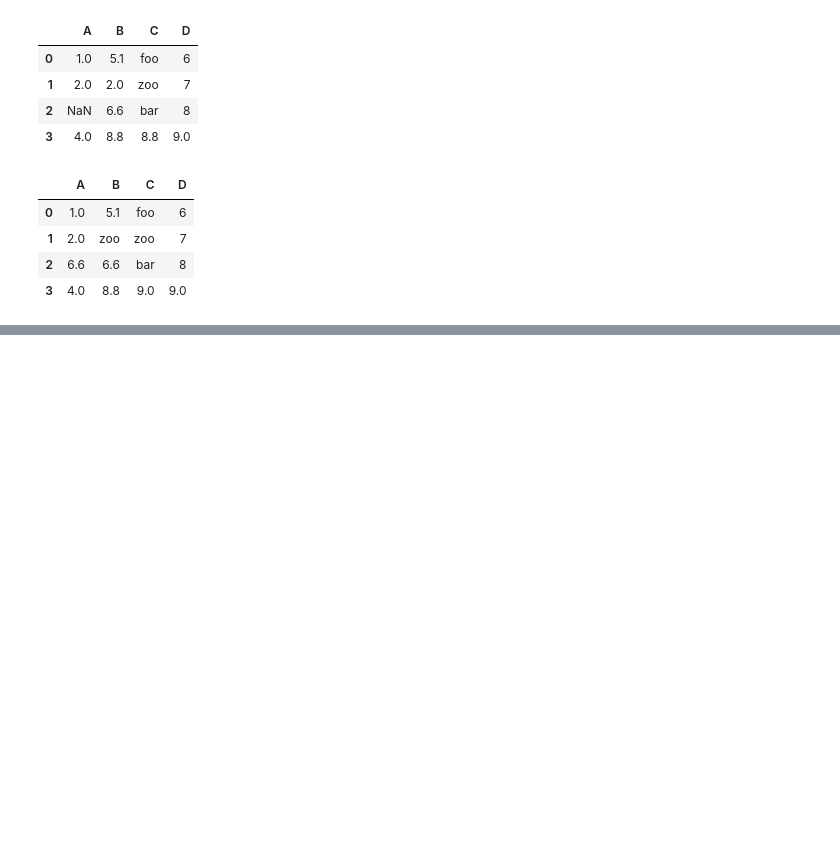
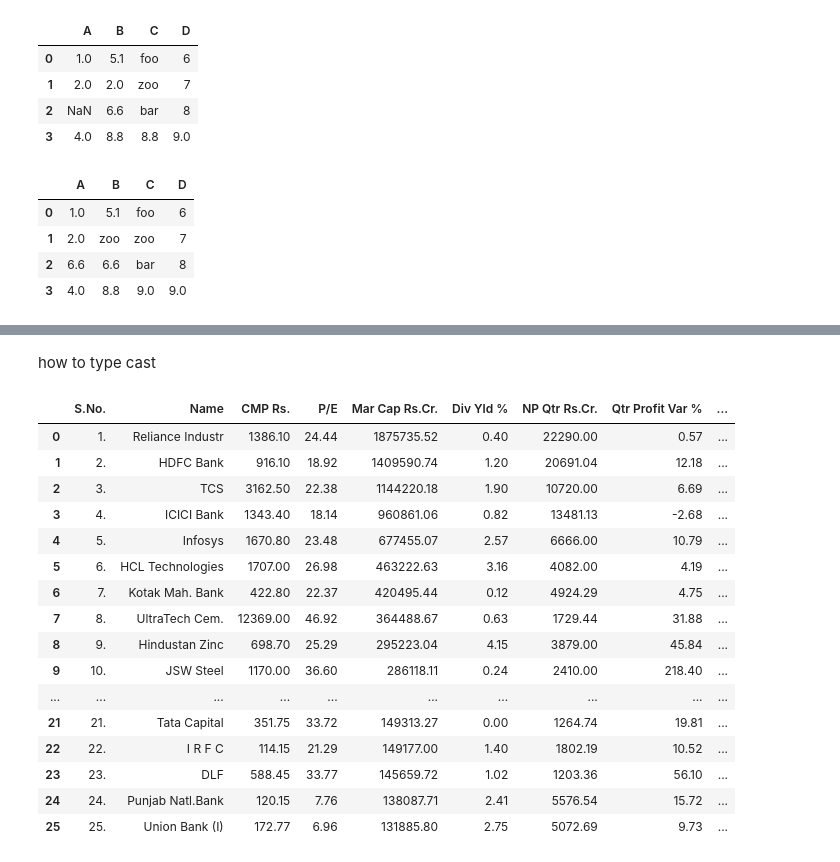
Before and after one commit to sunilsala88/batch35, a Jupyter notebook: 12_pandas/pandas4_nan.ipynb, the cells around one changed output, grey strips where cells are left out. Saved outputs shown, nothing was run; the diff lists cells and outputs as text; code cells hidden in the pictures; blank space fills up the shorter version.

```diff
--- a/12_pandas/pandas4_nan.ipynb
+++ b/12_pandas/pandas4_nan.ipynb
@@ -63,0 +129,32 @@ np.float64(6.490990099009902)
+# %% [markdown]
+how to type cast
+# %%
+
+import pandas as pd
+import requests
+
+url = 'https://www.screener.in/screens/281185/nifty-50/'
+headers = {'User-Agent': 'Mozilla/5.0 (Windows NT 10.0; Win64; x64) AppleWebKit/537.36 (KHTML, like Gecko) Chrome/91.0.4472.124 Safari/537.36'}
+
+response = requests.get(url, headers=headers)
+df7 = pd.read_html(response.text)
+data2=df7[0]
+data2
+# %% [output]
+|  | S.No. | Name | CMP Rs. | P/E | Mar Cap Rs.Cr. | Div Yld % | NP Qtr Rs.Cr. | Qtr Profit Var % | ... |
+| 0 | 1. | Reliance Industr | 1386.10 | 24.44 | 1875735.52 | 0.40 | 22290.00 | 0.57 | ... |
+| 1 | 2. | HDFC Bank | 916.10 | 18.92 | 1409590.74 | 1.20 | 20691.04 | 12.18 | ... |
+| 2 | 3. | TCS | 3162.50 | 22.38 | 1144220.18 | 1.90 | 10720.00 | 6.69 | ... |
+| 3 | 4. | ICICI Bank | 1343.40 | 18.14 | 960861.06 | 0.82 | 13481.13 | -2.68 | ... |
+| 4 | 5. | Infosys | 1670.80 | 23.48 | 677455.07 | 2.57 | 6666.00 | 10.79 | ... |
+| 5 | 6. | HCL Technologies | 1707.00 | 26.98 | 463222.63 | 3.16 | 4082.00 | 4.19 | ... |
+| 6 | 7. | Kotak Mah. Bank | 422.80 | 22.37 | 420495.44 | 0.12 | 4924.29 | 4.75 | ... |
+| 7 | 8. | UltraTech Cem. | 12369.00 | 46.92 | 364488.67 | 0.63 | 1729.44 | 31.88 | ... |
+| 8 | 9. | Hindustan Zinc | 698.70 | 25.29 | 295223.04 | 4.15 | 3879.00 | 45.84 | ... |
+| 9 | 10. | JSW Steel | 1170.00 | 36.60 | 286118.11 | 0.24 | 2410.00 | 218.40 | ... |
+| ... | ... | ... | ... | ... | ... | ... | ... | ... | ... |
+| 21 | 21. | Tata Capital | 351.75 | 33.72 | 149313.27 | 0.00 | 1264.74 | 19.81 | ... |
+| 22 | 22. | I R F C | 114.15 | 21.29 | 149177.00 | 1.40 | 1802.19 | 10.52 | ... |
+| 23 | 23. | DLF | 588.45 | 33.77 | 145659.72 | 1.02 | 1203.36 | 56.10 | ... |
+| 24 | 24. | Punjab Natl.Bank | 120.15 | 7.76 | 138087.71 | 2.41 | 5576.54 | 15.72 | ... |
+| 25 | 25. | Union Bank (I) | 172.77 | 6.96 | 131885.80 | 2.75 | 5072.69 | 9.73 | ... |
```
Also changed, not shown: parts of 6 cells of this notebook, 1 other file.
